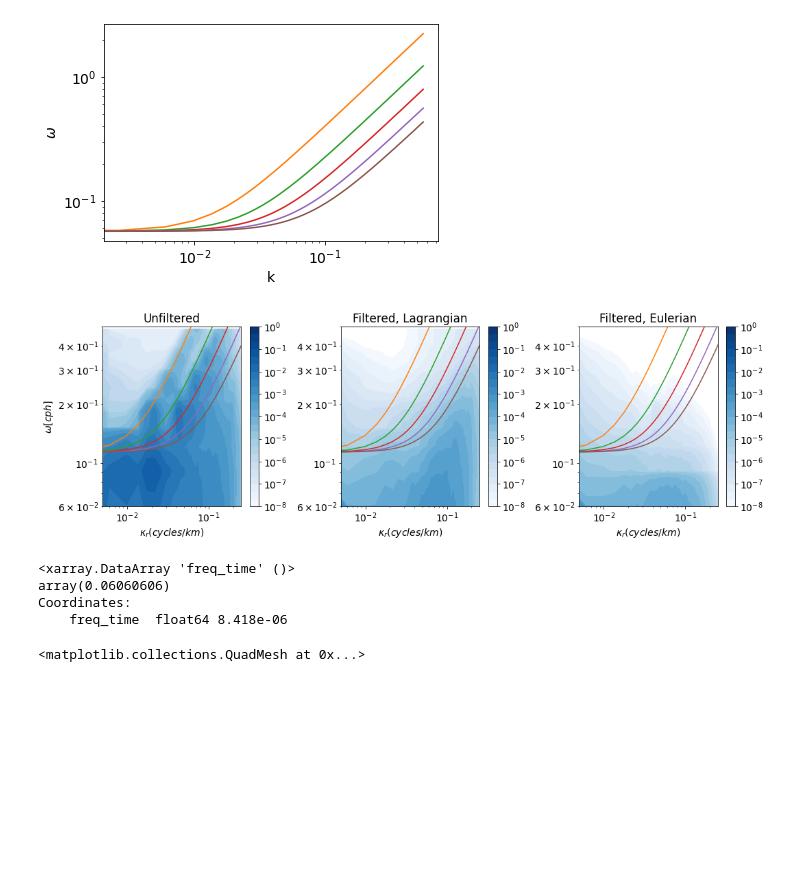
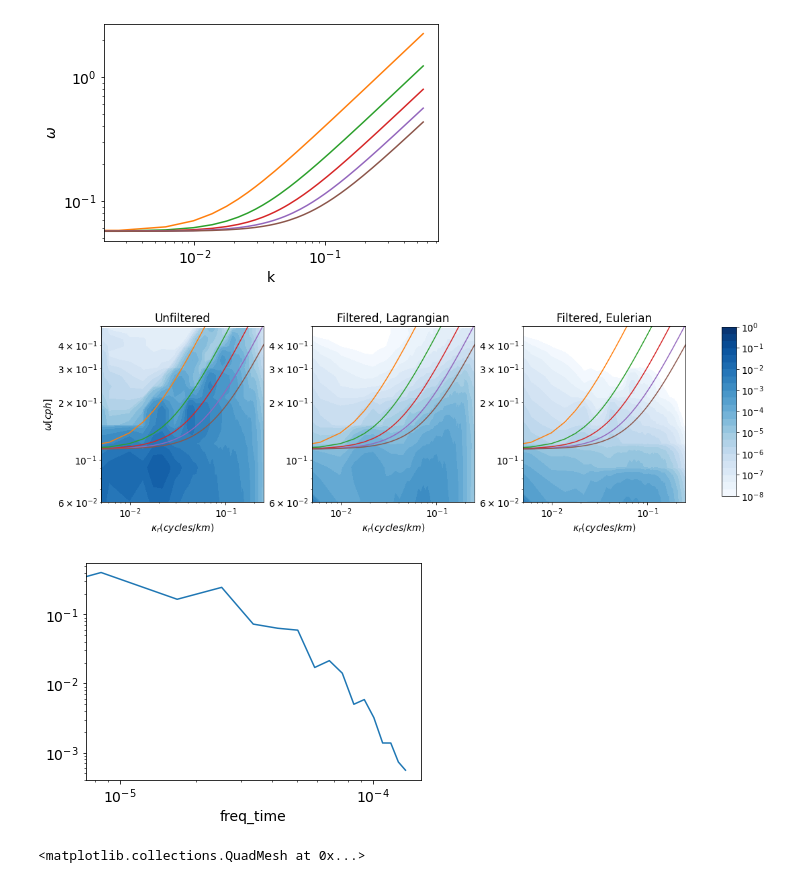
Before and after one commit to cspencerjones/separating-balanced, a Jupyter notebook: python/filtered_timeseries.ipynb, the cells around one changed output. Cells and saved outputs as stored; diff of their text form; code cells hidden in the pictures; blank space fills up the shorter version.

```diff
--- a/python/filtered_timeseries.ipynb
+++ b/python/filtered_timeseries.ipynb
@@ -46,5 +50,5 @@ def lanczos(x, a):
 # %%
-window_width=30
+window_width=20
 weight = xr.DataArray(lanczos(np.arange(-window_width/2,window_width/2), window_width/2), dims=['window'])
 # %%
 u_eul_filtered = uvel_merged.U.chunk({'time':-1}).rolling(time=window_width, center=True).construct('window').dot(weight)/np.sum(weight)
@@ -62,7 +66,7 @@ for fileno in range(0,33):#nofiles
         ds = ds.assign_coords({"time": ds.time})
         ds = ds.swap_dims({"niter": "time"})
         ds = ds.where(ds.u!=-999)
-        window_width=30
+        window_width=20
         weight = xr.DataArray(lanczos(np.arange(-window_width/2,window_width/2), window_width/2), dims=['window'])
         windowed_u = ds.u.rolling(time=window_width, center=True).construct('window').dot(weight)/np.sum(weight)
         windowed_v = ds.v.rolling(time=window_width, center=True).construct('window').dot(weight)/np.sum(weight)
@@ -357,7 +417,7 @@ lev_exp = np.linspace(-8,0,25)
 lev = np.power(10, lev_exp)
 plt.subplot(131)
 cs = plt.contourf(kr,omega,np.abs(omega)*kr*ps_iso_unfilt,lev,norm=LogNorm(), cmap='Blues')
-plt.colorbar(cs)
+#plt.colorbar(cs)
 
 for i in range(0,6):
     plt.plot(kr, omegaM[:,i]/np.pi, label=i)
@@ -373,47 +433,50 @@ plt.title('Unfiltered')
 
 plt.subplot(132)
 cs = plt.contourf(kr,omega,np.abs(omega)*kr*ps_iso,lev,norm=LogNorm(), cmap='Blues')
-plt.colorbar(cs)
+#plt.colorbar(cs)
 
 for i in range(0,6):
     plt.plot(kr, omegaM[:,i]/np.pi, label=i)
 #plt.plot(ps_iso.kr.values, omega_disp.values,'k')
 plt.xscale('log')
 plt.yscale('log')
 plt.xlim([0.005, 0.25])
 plt.ylim([0.06, 0.5])
 #plt.ylabel('$\omega [cph] $')
 plt.xlabel('$\kappa_r (cycles/km)$')
 plt.tight_layout()
 plt.title('Filtered, Lagrangian')
 
 plt.subplot(133)
 cs = plt.contourf(kr,omega,np.abs(omega)*kr*ps_iso_eul,lev,norm=LogNorm(), cmap='Blues')
-plt.colorbar(cs)
+#plt.colorbar(cs)
 
 for i in range(0,6):
     plt.plot(kr, omegaM[:,i]/np.pi, label=i)
 #plt.plot(ps_iso.kr.values, omega_disp.values,'k')
 plt.xscale('log')
 plt.yscale('log')
 plt.xlim([0.005, 0.25])
 plt.ylim([0.06, 0.5])
 #plt.ylabel('$\omega [cph] $')
 plt.xlabel('$\kappa_r (cycles/km)$')
 plt.tight_layout()
 plt.title('Filtered, Eulerian')
 
 fig=plt.gcf()
+fig.subplots_adjust(right=0.9)
+cbar_ax = fig.add_axes([0.95, 0.2, 0.02, 0.7])
+fig.colorbar(cs, cax=cbar_ax)
+
 fig.savefig('wavenumber_freq.png')
 # %% [output]
-[figure, old version]
+[figure, new version]
-# %%
-ps_iso.freq_time[17]*3600*2
-# %% [output]
-<xarray.DataArray 'freq_time' ()>
-array(0.06060606)
-Coordinates:
-    freq_time  float64 8.418e-06
+# %%
+(np.abs(omega)*kr*ps_iso_unfilt).sum('kr').plot()
+plt.xscale('log')
+plt.yscale('log')
+# %% [output]
+[figure, added]
 # %%
 ds = xr.open_zarr(fnames[0])
 ds = ds.isel(niter=slice(1,74))
```
Also changed, not shown: parts of 14 cells of this notebook, 3 other files.
